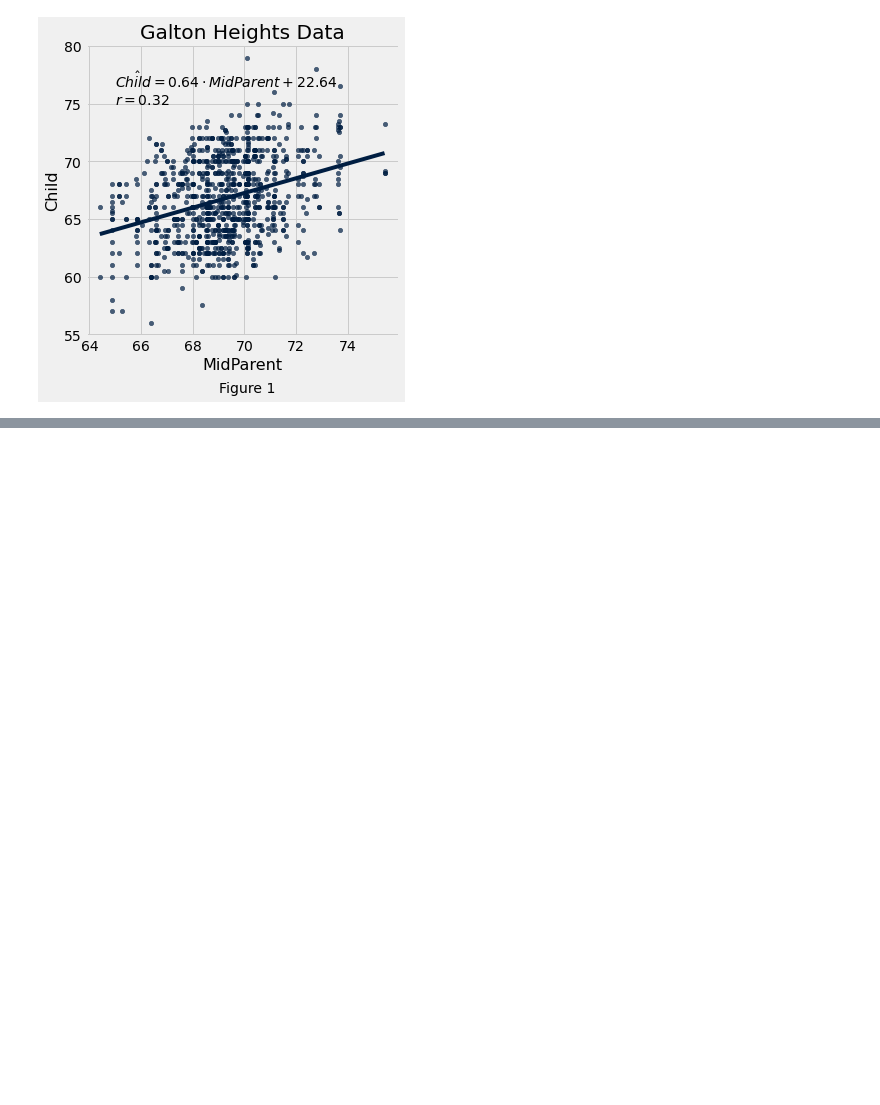
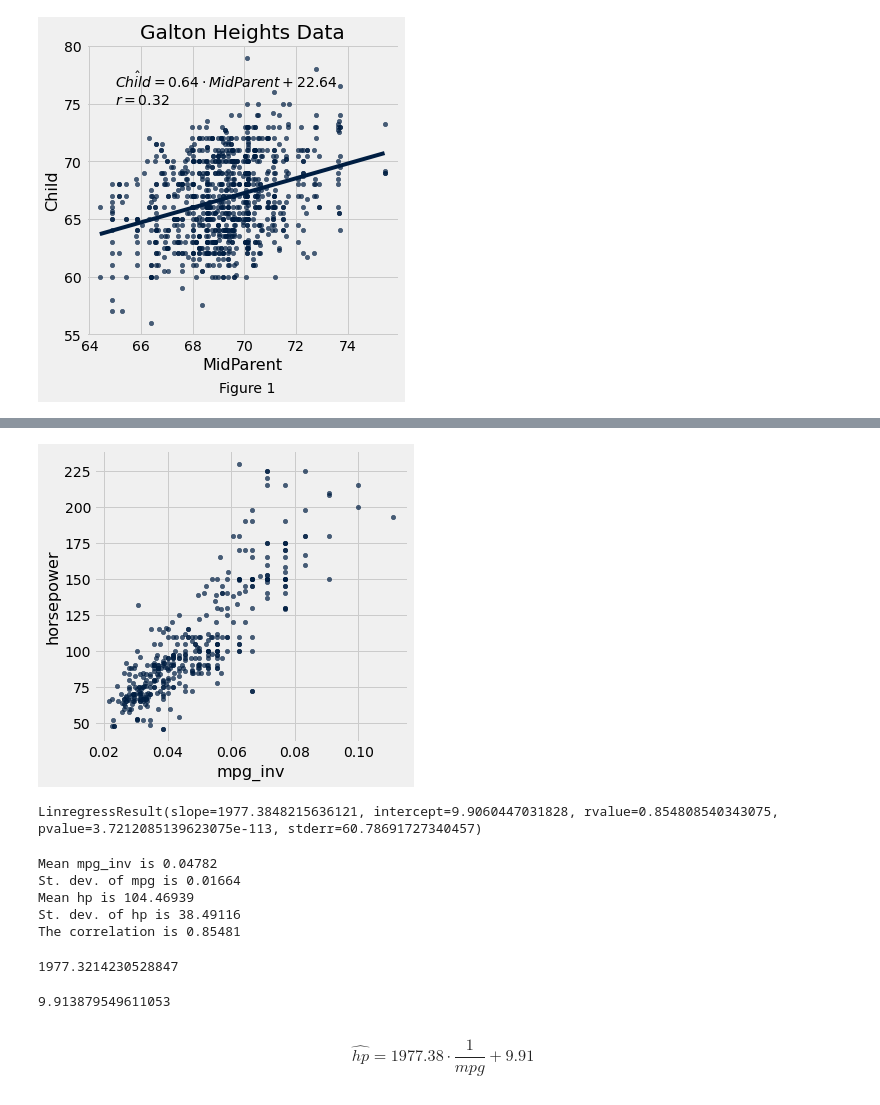
Before and after one commit to ipydatabook/PublicMaterial, a Jupyter notebook: Rectures/Ntbk20.ipynb, the cells around one changed output, grey strips where cells are left out. Saved outputs shown, nothing was run; the diff lists cells and outputs as text; code cells hidden in the pictures; blank space fills up the shorter version.

```diff
--- a/Rectures/Ntbk20.ipynb
+++ b/Rectures/Ntbk20.ipynb
@@ -334,0 +424,37 @@ hide_code_figure()
+# %%
+def recip(x):
+    return x**-1
+
+auto = auto.with_column("mpg_inv", auto.apply(recip, "mpg"))
+
+auto.scatter("mpg_inv", "horsepower")
+# %% [output]
+[figure, added]
+# %%
+scipy.stats.linregress(auto.column("mpg_inv"), auto.column("horsepower"))
+# %% [output]
+LinregressResult(slope=1977.3848215636121, intercept=9.9060447031828, rvalue=0.854808540343075, pvalue=3.7212085139623075e-113, stderr=60.78691727340457)
+# %%
+print("Mean mpg_inv is", round(np.mean(auto.column("mpg_inv")),5))
+print("St. dev. of mpg is", round(stats.tstd(auto.column("mpg_inv")),5))
+print("Mean hp is", round(np.mean(auto.column("horsepower")),5))
+print("St. dev. of hp is", round(stats.tstd(auto.column("horsepower")),5))
+print("The correlation is", round(stats.pearsonr(auto.column("mpg_inv"), auto.column("horsepower"))[0],5))
+# %% [output]
+Mean mpg_inv is 0.04782
+St. dev. of mpg is 0.01664
+Mean hp is 104.46939
+St. dev. of hp is 38.49116
+The correlation is 0.85481
+# %%
+Slope = 0.85481*38.49116/0.01664
+Slope
+# %% [output]
+1977.3214230528847
+# %%
+Intercept = 104.46939 - Slope * 0.04782
+Intercept
+# %% [output]
+9.913879549611053
+# %% [markdown]
+$$\hat{hp} = 1977.38 \cdot \frac{1}{mpg} + 9.91$$
```
Also changed, not shown: parts of 16 cells of this notebook.
